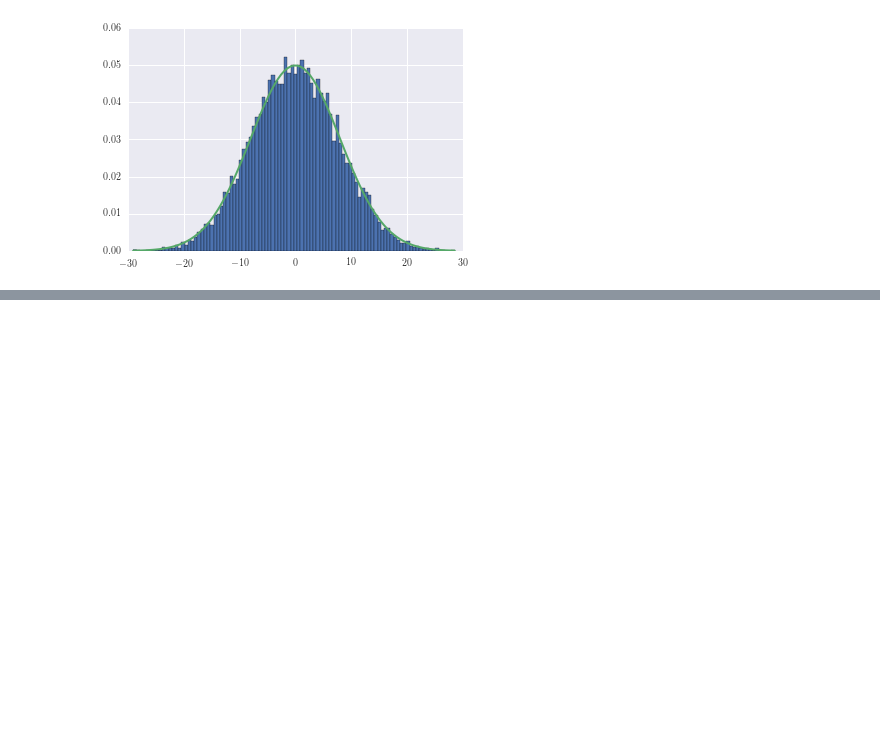
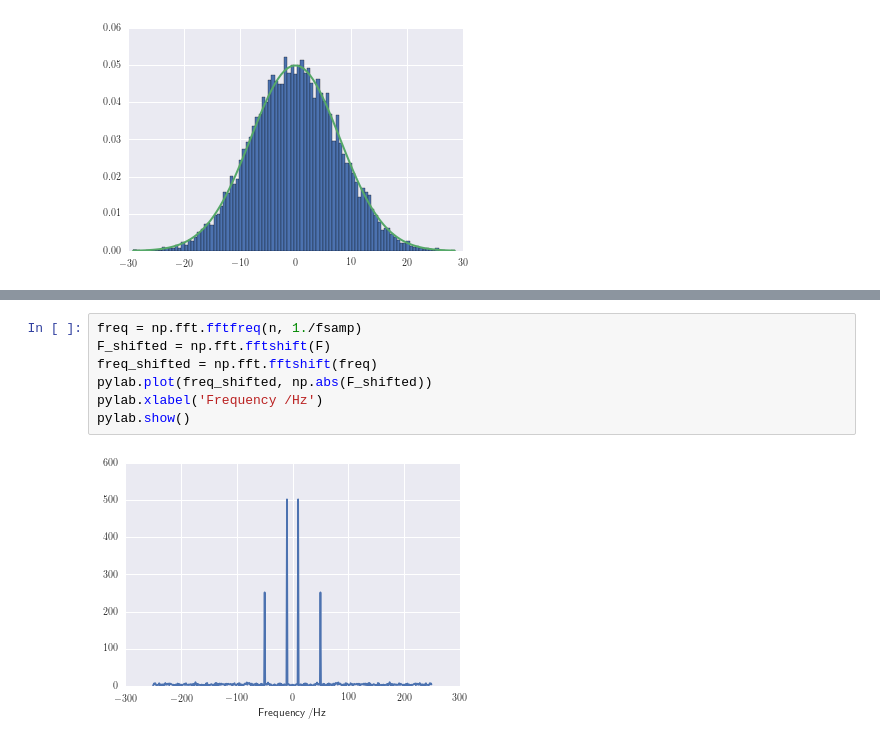
Before and after one commit to temcom/ipython, a Jupyter notebook: Test_First_Try.ipynb, the cells around one changed output, grey strips where cells are left out. Saved outputs shown, nothing was run; the diff lists cells and outputs as text; blank space fills up the shorter version.

```diff
--- a/Test_First_Try.ipynb
+++ b/Test_First_Try.ipynb
@@ -126,0 +150,9 @@ pylab.show()
+# %%
+freq = np.fft.fftfreq(n, 1./fsamp)
+F_shifted = np.fft.fftshift(F)
+freq_shifted = np.fft.fftshift(freq)
+pylab.plot(freq_shifted, np.abs(F_shifted))
+pylab.xlabel('Frequency /Hz')
+pylab.show()
+# %% [output]
+[figure, added]
```
Also changed, not shown: parts of 3 cells of this notebook.
